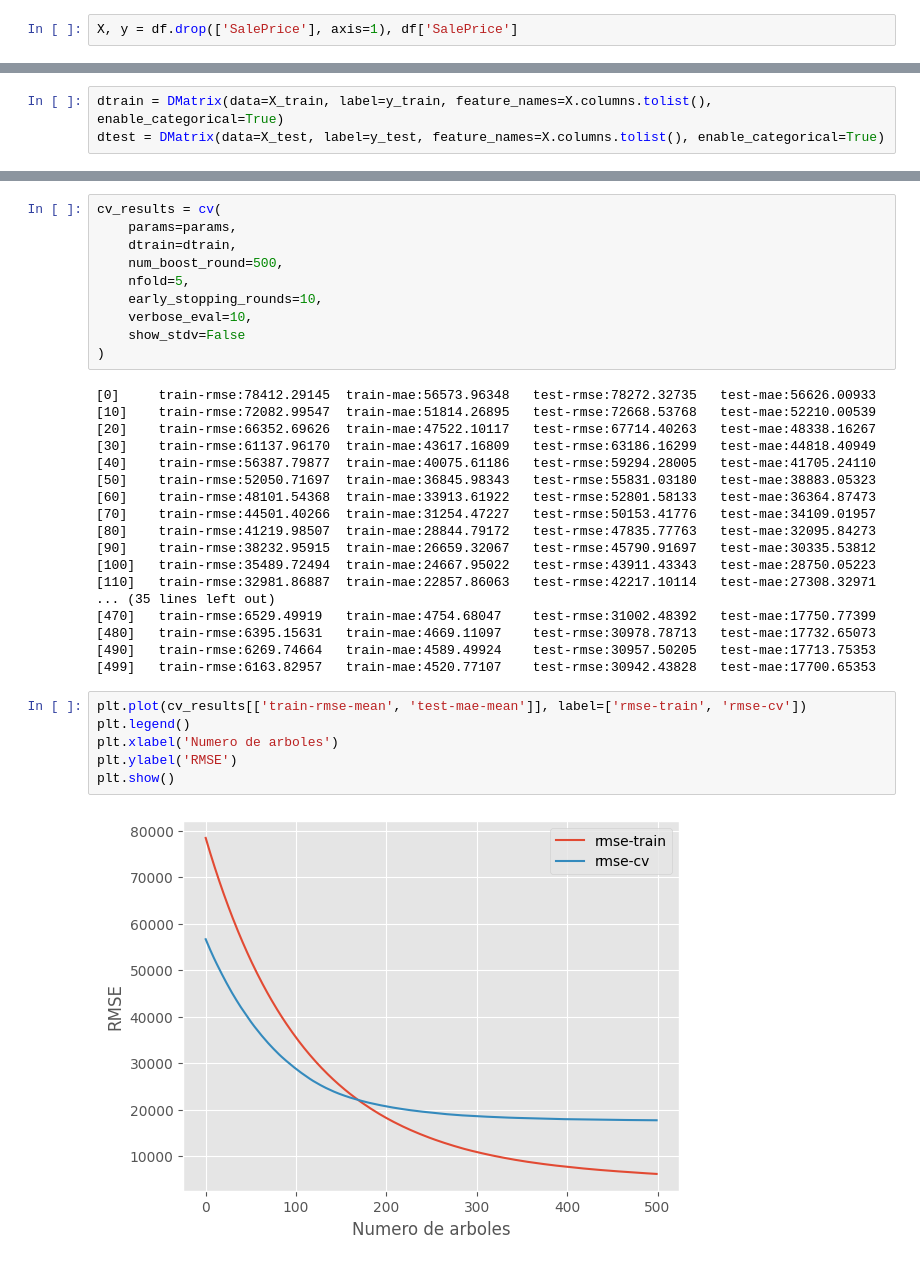
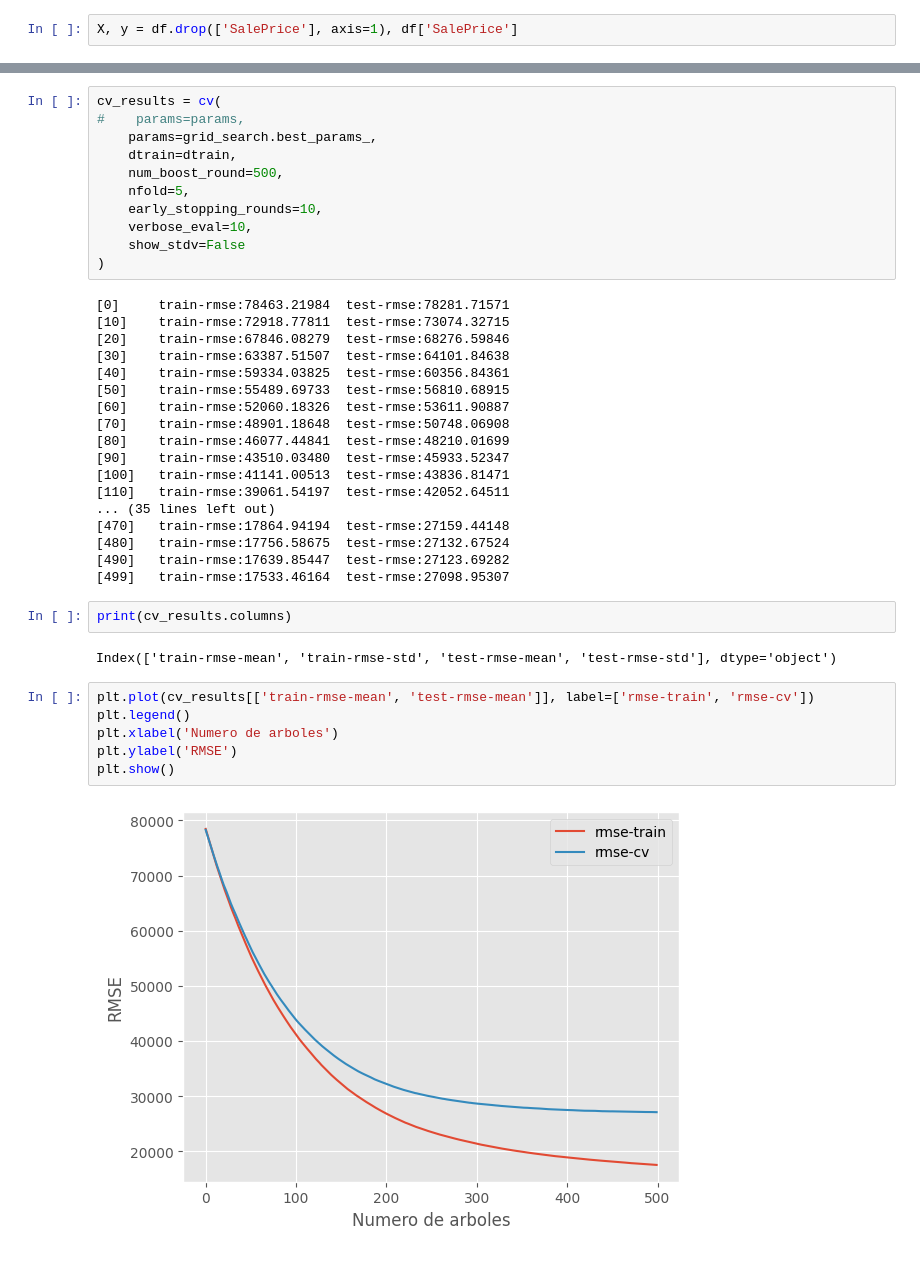
Before and after one commit to jjovalle99/proyecto_despliegue_de_modelos, a Jupyter notebook: notebooks/Modelo Diego.ipynb, the cells around one changed output, grey strips where cells are left out. Drawn from its saved outputs; the diff is of its cells as text.

Commit message:
Actualizo notebook Diego transformando variables categóricos y booleanas en numéricas, haciendo PCA y aplicando GridSearch a modelo XGBoost

```diff
--- a/notebooks/Modelo Diego.ipynb
+++ b/notebooks/Modelo Diego.ipynb
@@ -52,3 +260,0 @@ Train: (292, 79)
-# %%
-dtrain = DMatrix(data=X_train, label=y_train, feature_names=X.columns.tolist(), enable_categorical=True)
-dtest = DMatrix(data=X_test, label=y_test, feature_names=X.columns.tolist(), enable_categorical=True)
@@ -65,6 +308,7 @@ params = {
 # %%
 cv_results = cv(
-    params=params,
+#    params=params,
+    params=grid_search.best_params_,
     dtrain=dtrain,
     num_boost_round=500,
     nfold=5,
@@ -73,30 +317,34 @@ cv_results = cv(
     show_stdv=False
 )
 # %% [output]
-[0]     train-rmse:78412.29145  train-mae:56573.96348   test-rmse:78272.32735   test-mae:56626.00933
-[10]    train-rmse:72082.99547  train-mae:51814.26895   test-rmse:72668.53768   test-mae:52210.00539
-[20]    train-rmse:66352.69626  train-mae:47522.10117   test-rmse:67714.40263   test-mae:48338.16267
-[30]    train-rmse:61137.96170  train-mae:43617.16809   test-rmse:63186.16299   test-mae:44818.40949
-[40]    train-rmse:56387.79877  train-mae:40075.61186   test-rmse:59294.28005   test-mae:41705.24110
-[50]    train-rmse:52050.71697  train-mae:36845.98343   test-rmse:55831.03180   test-mae:38883.05323
-[60]    train-rmse:48101.54368  train-mae:33913.61922   test-rmse:52801.58133   test-mae:36364.87473
-[70]    train-rmse:44501.40266  train-mae:31254.47227   test-rmse:50153.41776   test-mae:34109.01957
-[80]    train-rmse:41219.98507  train-mae:28844.79172   test-rmse:47835.77763   test-mae:32095.84273
-[90]    train-rmse:38232.95915  train-mae:26659.32067   test-rmse:45790.91697   test-mae:30335.53812
-[100]   train-rmse:35489.72494  train-mae:24667.95022   test-rmse:43911.43343   test-mae:28750.05223
-[110]   train-rmse:32981.86887  train-mae:22857.86063   test-rmse:42217.10114   test-mae:27308.32971
+[0]     train-rmse:78463.21984  test-rmse:78281.71571
+[10]    train-rmse:72918.77811  test-rmse:73074.32715
+[20]    train-rmse:67846.08279  test-rmse:68276.59846
+[30]    train-rmse:63387.51507  test-rmse:64101.84638
+[40]    train-rmse:59334.03825  test-rmse:60356.84361
+[50]    train-rmse:55489.69733  test-rmse:56810.68915
+[60]    train-rmse:52060.18326  test-rmse:53611.90887
+[70]    train-rmse:48901.18648  test-rmse:50748.06908
+[80]    train-rmse:46077.44841  test-rmse:48210.01699
+[90]    train-rmse:43510.03480  test-rmse:45933.52347
+[100]   train-rmse:41141.00513  test-rmse:43836.81471
+[110]   train-rmse:39061.54197  test-rmse:42052.64511
 ... (35 lines left out)
-[470]   train-rmse:6529.49919   train-mae:4754.68047    test-rmse:31002.48392   test-mae:17750.77399
-[480]   train-rmse:6395.15631   train-mae:4669.11097    test-rmse:30978.78713   test-mae:17732.65073
-[490]   train-rmse:6269.74664   train-mae:4589.49924    test-rmse:30957.50205   test-mae:17713.75353
-[499]   train-rmse:6163.82957   train-mae:4520.77107    test-rmse:30942.43828   test-mae:17700.65353
+[470]   train-rmse:17864.94194  test-rmse:27159.44148
+[480]   train-rmse:17756.58675  test-rmse:27132.67524
+[490]   train-rmse:17639.85447  test-rmse:27123.69282
+[499]   train-rmse:17533.46164  test-rmse:27098.95307
+# %%
+print(cv_results.columns)
+# %% [output]
+Index(['train-rmse-mean', 'train-rmse-std', 'test-rmse-mean', 'test-rmse-std'], dtype='object')
 # %%
-plt.plot(cv_results[['train-rmse-mean', 'test-mae-mean']], label=['rmse-train', 'rmse-cv'])
+plt.plot(cv_results[['train-rmse-mean', 'test-rmse-mean']], label=['rmse-train', 'rmse-cv'])
 plt.legend()
 plt.xlabel('Numero de arboles')
 plt.ylabel('RMSE')
 plt.show()
 # %% [output]
-[figure, old version]
+[figure, new version]
 # %%
 model = train(
```
Also changed, not shown: parts of 24 cells of this notebook.
